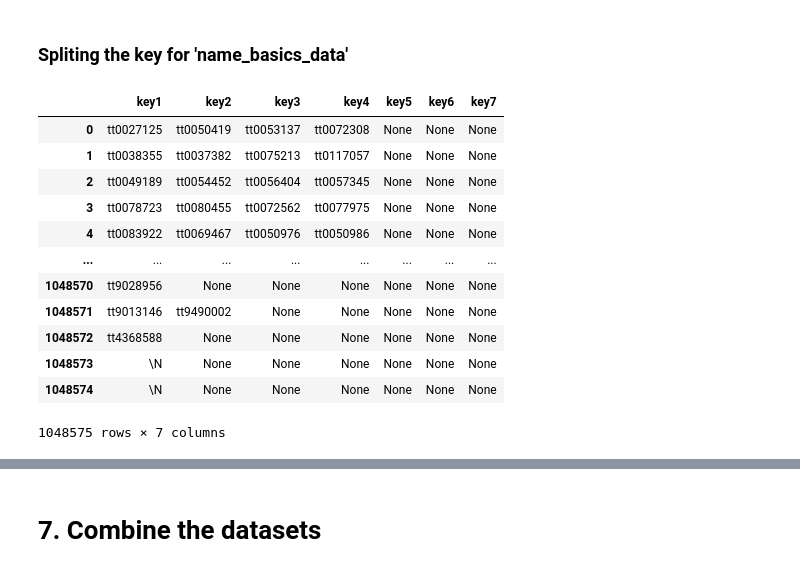
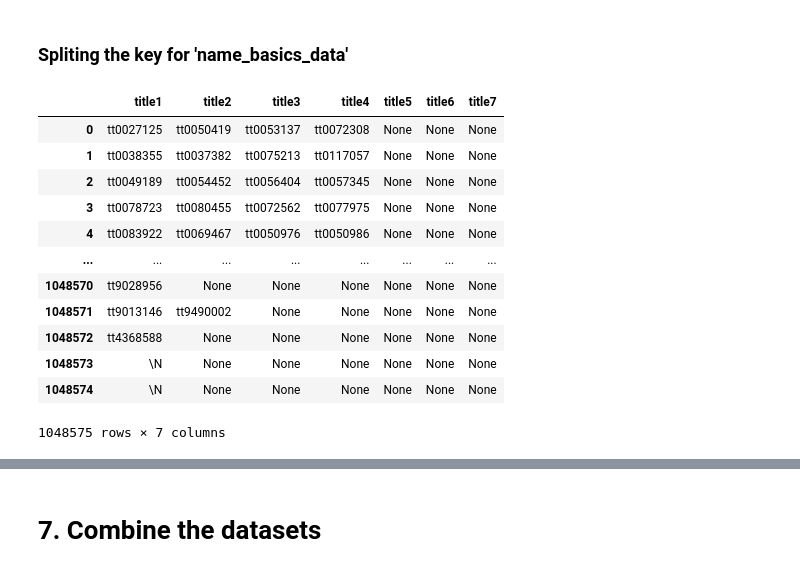
Before and after one commit to thaong1412/IMDB_Project, a Jupyter notebook: CPSC_4800_IMDB_Project.ipynb, the cells around one changed output, grey strips where cells are left out. Drawn from its saved outputs; the diff is of its cells as text; code cells hidden in the pictures.

```diff
--- a/CPSC_4800_IMDB_Project.ipynb
+++ b/CPSC_4800_IMDB_Project.ipynb
@@ -391,11 +392,17 @@ df_titles
 ### Spliting the key for 'name_basics_data'
 # %%
 df_names = imdb_data['name_basics_data']
+# df_names = df_names.loc[
+#     (df_names['primaryProfession'].str.contains("actor")) | df_names['primaryProfession'].str.contains("actress")]
+
 key_names = df_names['knownForTitles'].str.split(',', expand=True)
-key_names.columns = ['key1','key2','key3','key4','key5','key6','key7']
+
+new_title_columns = ['title1', 'title2', 'title3', 'title4', 'title5', 'title6', 'title7']
+
+key_names.columns = new_title_columns
 key_names
 # %% [output]
-|  | key1 | key2 | key3 | key4 | key5 | key6 | key7 |
+|  | title1 | title2 | title3 | title4 | title5 | title6 | title7 |
 | 0 | tt0027125 | tt0050419 | tt0053137 | tt0072308 | None | None | None |
 | 1 | tt0038355 | tt0037382 | tt0075213 | tt0117057 | None | None | None |
 | 2 | tt0049189 | tt0054452 | tt0056404 | tt0057345 | None | None | None |
```
Also changed, not shown: parts of 25 cells of this notebook, 1 other file.
